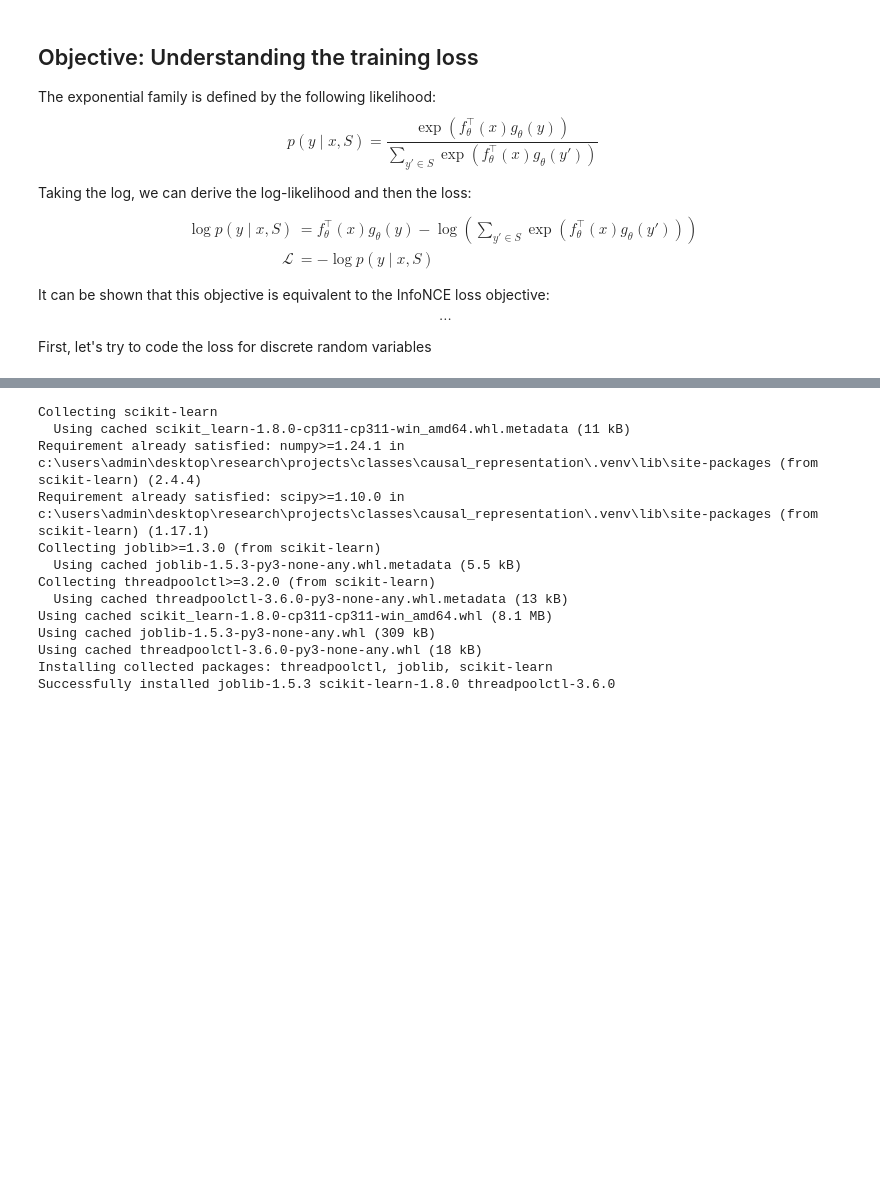
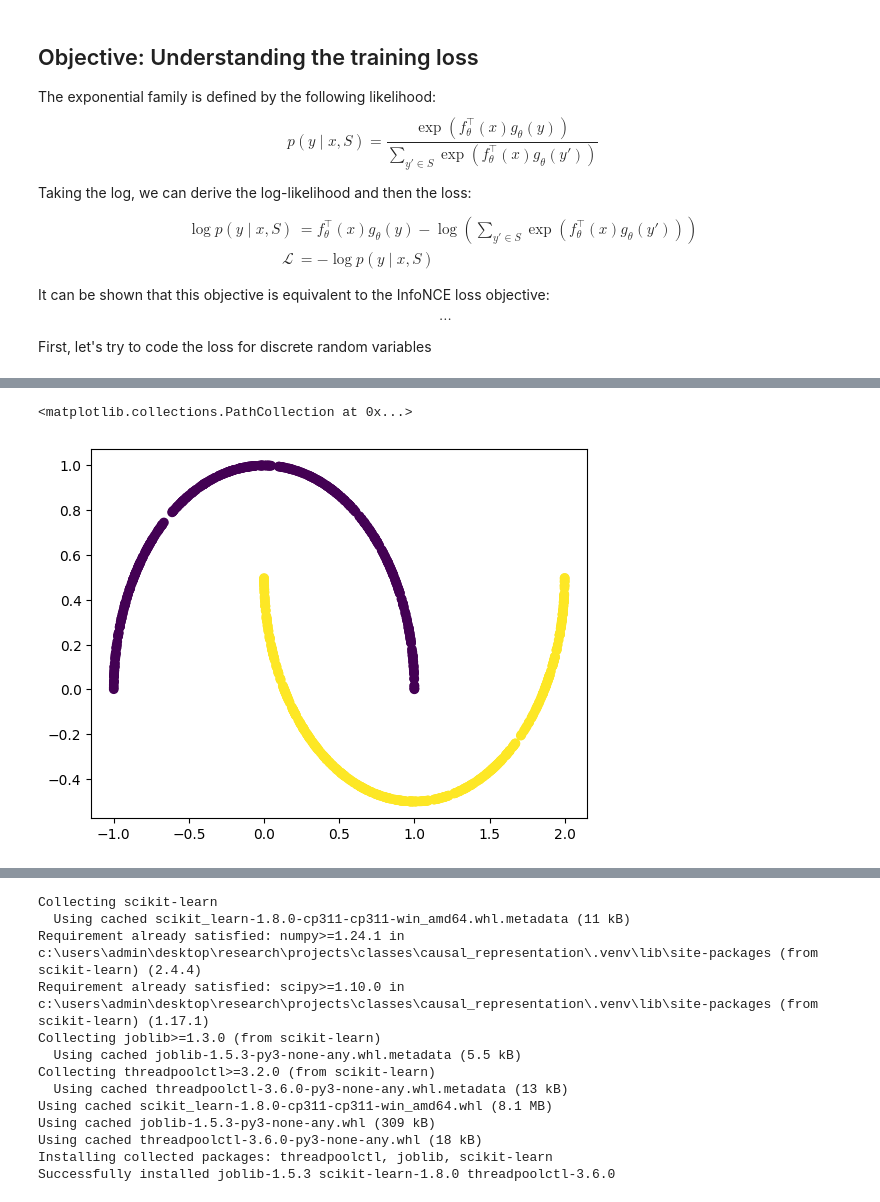
Before and after one commit to noe-dia/astro-ml-peek, a Jupyter notebook: notebooks/dev/training_loss.ipynb, the cells around one changed output, grey strips where cells are left out. Cells and saved outputs as stored; diff of their text form; code cells hidden in the pictures; blank space fills up the shorter version.

```diff
--- a/notebooks/dev/training_loss.ipynb
+++ b/notebooks/dev/training_loss.ipynb
@@ -120,0 +112,8 @@ encoder_labels = Encoder(cfg["encoder_labels"])
+# %%
+from datasets import load_from_disk
+path = f"C:/Users/Admin/Desktop/Research/Projects/classes/causal_representation/data/{dset_name}"
+dset = load_from_disk(path)
+dset = dset.with_format("torch")
+data = dset["train"][:1000]
+x = data["image"]
+y = data["theta"].unsqueeze(1)
@@ -120,0 +123,6 @@ encoder_labels = Encoder(cfg["encoder_labels"])
+# %%
+import matplotlib.pyplot as plt
+plt.scatter(*x.T, c = y)
+# %% [output]
+<matplotlib.collections.PathCollection at 0x...>
+[figure, added]
```
Also changed, not shown: parts of 11 cells of this notebook, 3 other files.
